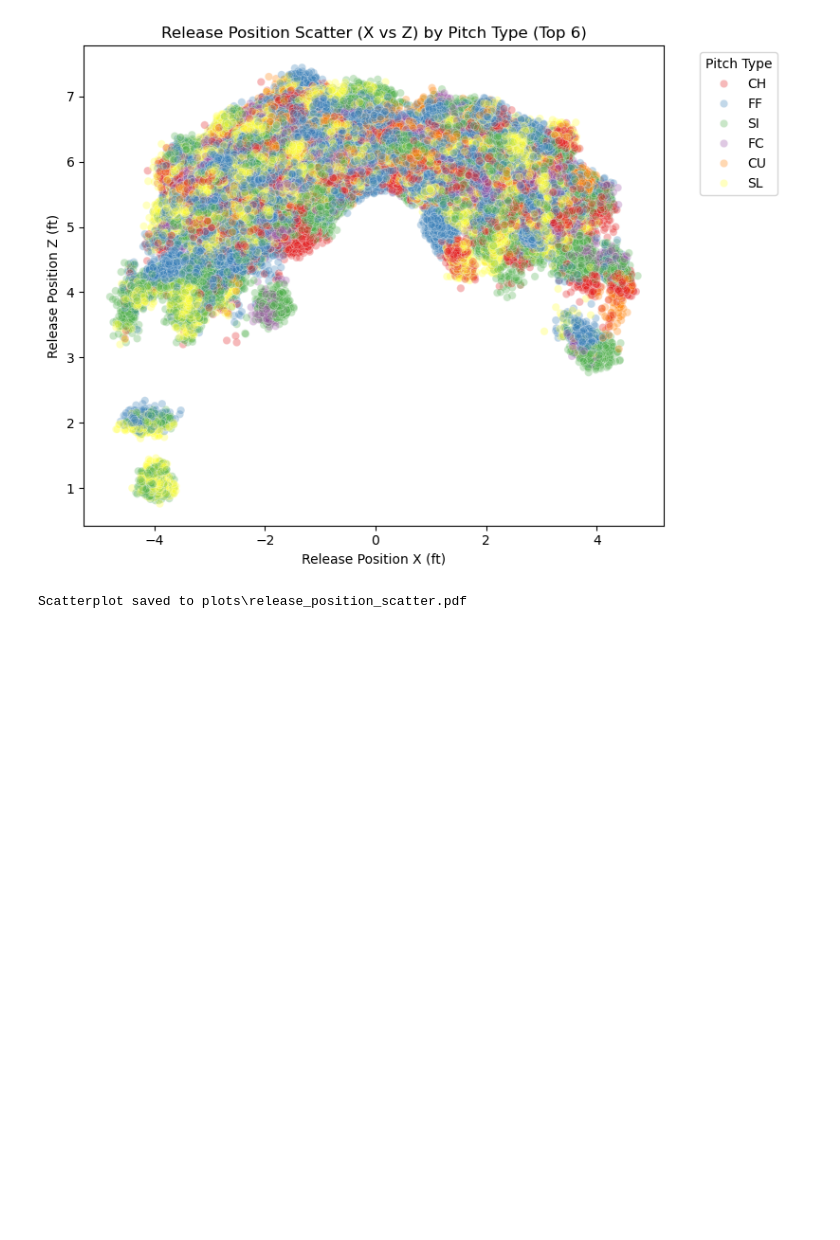
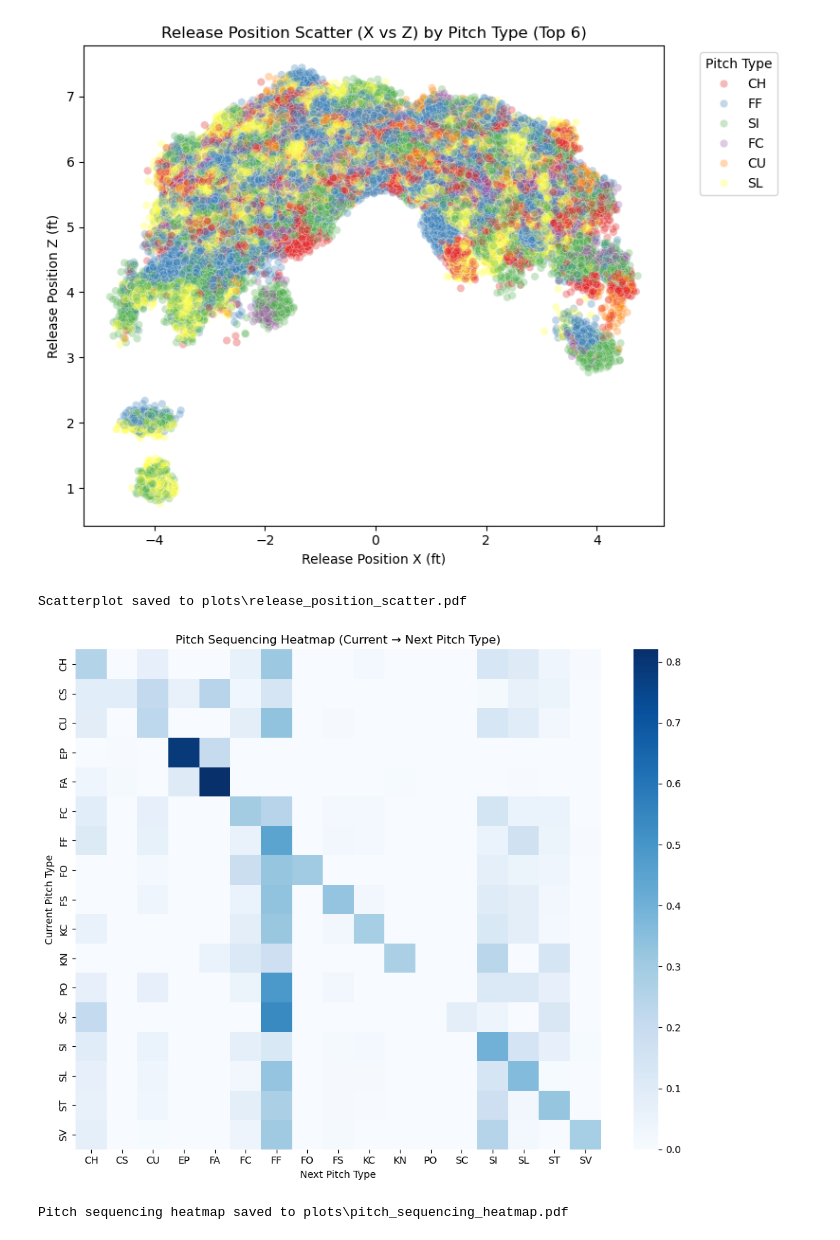
Before and after one commit to justinzheng8/mlb-pitch-prediction, a Jupyter notebook: notebooks/data_exploration.ipynb, the cells around one changed output. Cells and saved outputs as stored; diff of their text form; code cells hidden in the pictures; blank space fills up the shorter version.

```diff
--- a/notebooks/data_exploration.ipynb
+++ b/notebooks/data_exploration.ipynb
@@ -336,3 +336,32 @@ print(f"Scatterplot saved to {pdf_path}")
 # %% [output]
 [figure]
 Scatterplot saved to plots\release_position_scatter.pdf
+# %%
+# Create next_pitch_type column
+df['next_pitch_type'] = df['pitch_type'].shift(-1)
+
+# Only keep rows from the same pitcher in the same game
+df['same_pitcher_game'] = (df['pitcher'] == df['pitcher'].shift(-1)) & (df['game_pk'] == df['game_pk'].shift(-1))
+seq_df = df[df['same_pitcher_game']]
+
+# Crosstab of pitch type transitions
+transition_matrix = pd.crosstab(seq_df['pitch_type'], seq_df['next_pitch_type'], normalize='index')
+
+# Save and show heatmap
+pdf_path = os.path.join(plot_dir, "pitch_sequencing_heatmap.pdf")
+plt.figure(figsize=(10, 8))
+sns.heatmap(transition_matrix, cmap="Blues", annot=False)
+plt.title("Pitch Sequencing Heatmap (Current → Next Pitch Type)")
+plt.xlabel("Next Pitch Type")
+plt.ylabel("Current Pitch Type")
+plt.tight_layout()
+
+with PdfPages(pdf_path) as pdf:
+    pdf.savefig()
+plt.show()
+plt.close()
+
+print(f"Pitch sequencing heatmap saved to {pdf_path}")
+# %% [output]
+[figure, added]
+Pitch sequencing heatmap saved to plots\pitch_sequencing_heatmap.pdf
```
Also changed, not shown: parts of 6 cells of this notebook, 1 other file.
